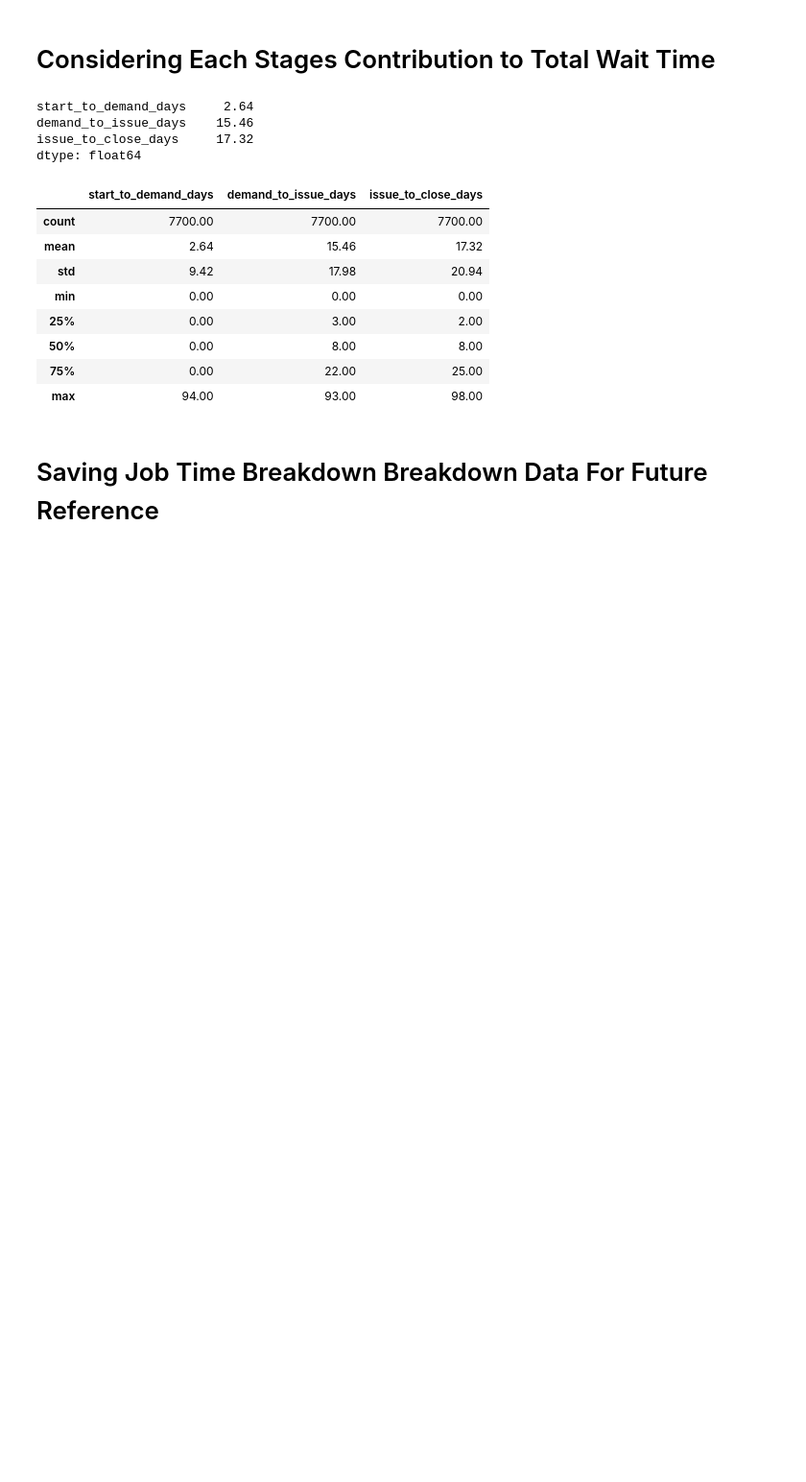
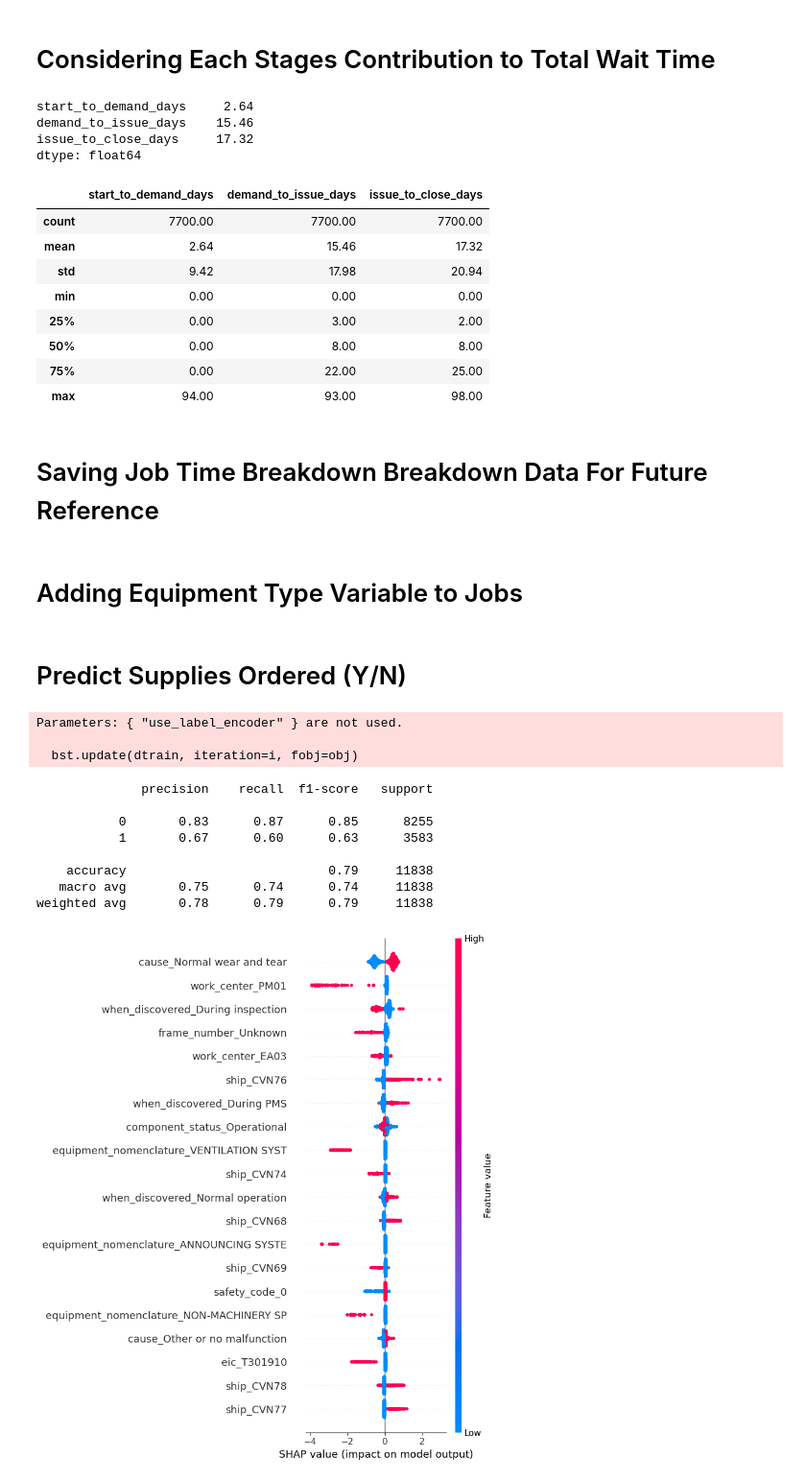
Before and after one commit to jcarswell073/Fleet-Sustainment-HVAC-Project, a Jupyter notebook: Notebooks/jeff_EDA.ipynb, the cells around one changed output. Shown at 96% size. Drawn from its saved outputs; the diff is of its cells as text; code cells hidden in the pictures; blank space fills up the shorter version.

Commit message:
Supply order (Y/N) Prediction

```diff
--- a/Notebooks/jeff_EDA.ipynb
+++ b/Notebooks/jeff_EDA.ipynb
@@ -474,3 +474,5 @@ dat[['start_to_demand_days', 'demand_to_issue_days', 'issue_to_close_days']].des
 # %%
 dat.to_pickle('Notebooks/work_breakdown.pkl') #contains start -> first demand date, first demand date -> last issue date, last issue date -> close date
 #7.7k x 12
+# %% [markdown]
+# Adding Equipment Type Variable to Jobs
@@ -476,0 +532,63 @@ dat.to_pickle('Notebooks/work_breakdown.pkl') #contains start -> first demand da
+# %% [markdown]
+# Predict Supplies Ordered (Y/N)
+# %%
+import pandas as pd
+import numpy as np
+from xgboost import XGBClassifier
+from sklearn.model_selection import train_test_split
+from sklearn.metrics import classification_report
+import shap
+
+#Pick which variables make sense to include
+
+# 1. Prepare data
+df = jobs.copy()  # Or df_top10 if you're working with a slice
+df = df[df['supplies_ordered'].notna()]
+
+# Drop high-cardinality IDs or clearly non-predictive features
+df = df[['eic','equipment_nomenclature','eswbs_opening','safety_code','work_center','component_status','when_discovered','cause','ship','level','frame_number','compartment_distance_from_center','location_purpose','equipment_type','supplies_ordered']]
+
+df = pd.get_dummies(df)
+import re
+df.columns = [re.sub(r'[<>\[\]\(\)]', '_', str(col)) for col in df.columns]
+
+# Target variable
+df['supplies_ordered'] = df['supplies_ordered'].astype(int)
+
+
+# Features and target
+X = df.drop(columns='supplies_ordered')
+y = df['supplies_ordered']
+
+# 2. Train/test split
+X_train, X_test, y_train, y_test = train_test_split(X, y, stratify=y, random_state=42)
+
+X_train = X_train.astype('int')
+
+# 3. Train model
+model = XGBClassifier(use_label_encoder=False, eval_metric='logloss')
+model.fit(X_train, y_train)
+
+# 4. Evaluate
+y_pred = model.predict(X_test)
+print(classification_report(y_test, y_pred))
+
+# 5. SHAP explainability
+explainer = shap.Explainer(model, X_train)
+shap_values = explainer(X_test)
+
+# Summary plot
+shap.summary_plot(shap_values, X_test)
+# %% [output]
+Parameters: { "use_label_encoder" } are not used.
+
+  bst.update(dtrain, iteration=i, fobj=obj)
+              precision    recall  f1-score   support
+
+           0       0.83      0.87      0.85      8255
+           1       0.67      0.60      0.63      3583
+
+    accuracy                           0.79     11838
+   macro avg       0.75      0.74      0.74     11838
+weighted avg       0.78      0.79      0.79     11838
+[figure, added]
```
Also changed, not shown: parts of 3 cells of this notebook.
